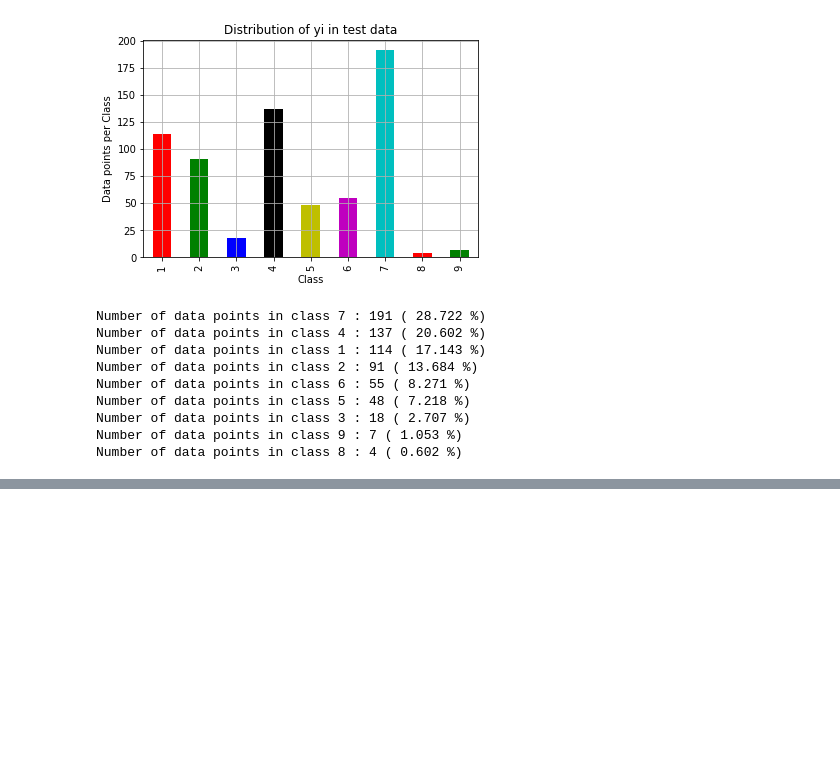
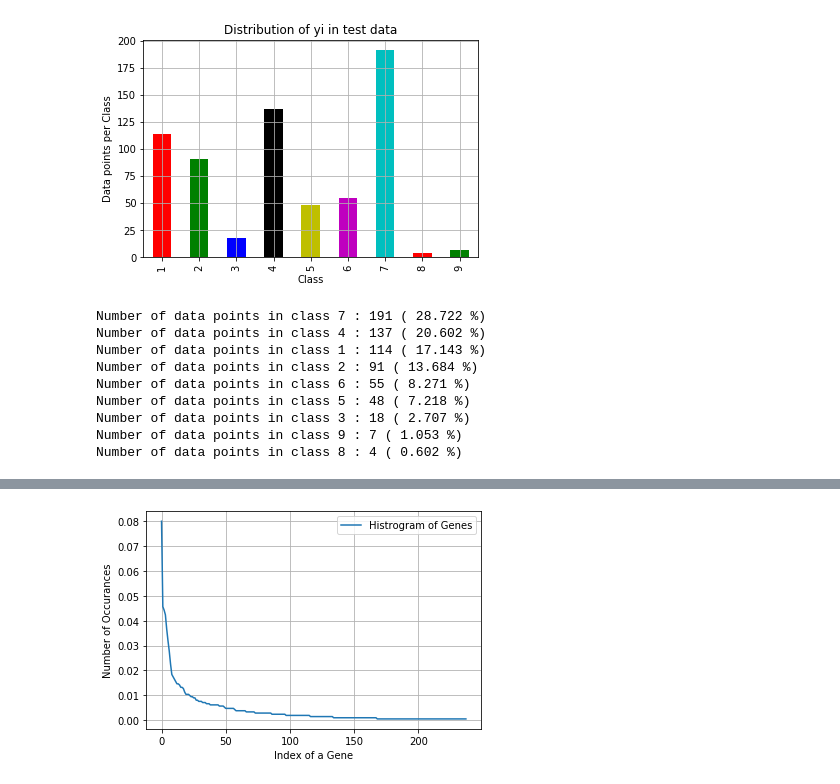
Before and after one commit to elNiNo009/Cancer_diagnosis, a Jupyter notebook: cancer_diag.ipynb, the cells around one changed output, grey strips where cells are left out. Drawn from its saved outputs; the diff is of its cells as text; code cells hidden in the pictures; blank space fills up the shorter version.

```diff
--- a/cancer_diag.ipynb
+++ b/cancer_diag.ipynb
@@ -273,0 +374,11 @@ Number of data points in class 8 : 4 ( 0.602 %)
+# %%
+s_2 = sum(unique_genes.values);
+h_2 = unique_genes.values/s;
+plt.plot(h_2, label="Histrogram of Genes")
+plt.xlabel('Index of a Gene')
+plt.ylabel('Number of Occurances')
+plt.legend()
+plt.grid()
+plt.show()
+# %% [output]
+[figure, added]
```
Also changed, not shown: parts of 20 cells of this notebook.
